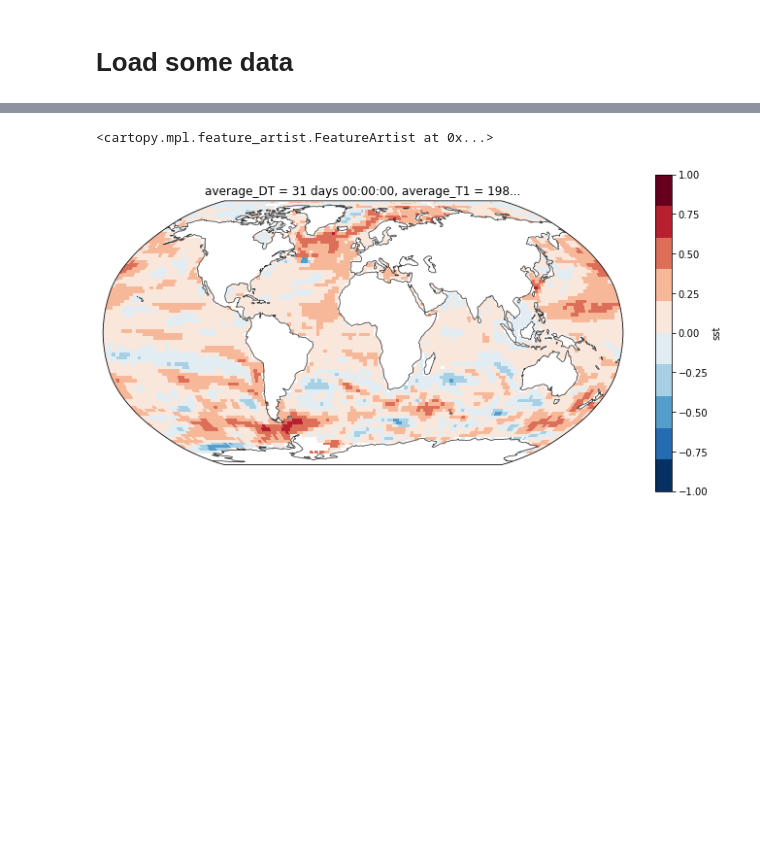
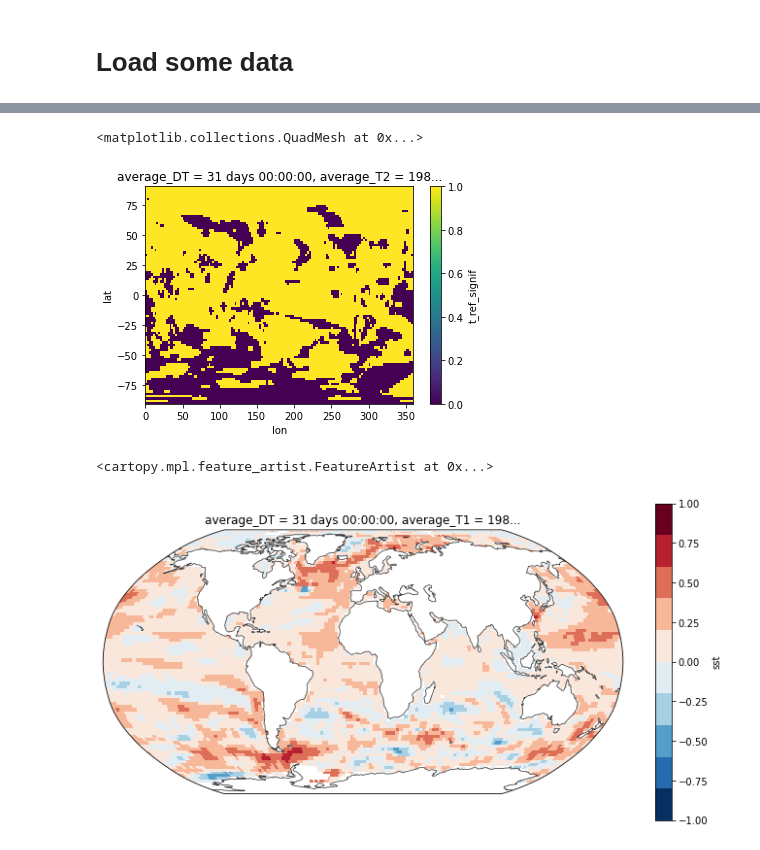
Before and after one commit to dougiesquire/CAFE-f6_documentation, a Jupyter notebook: notebooks/exploratory/verify.ipynb, the cells around one changed output, grey strips where cells are left out. Drawn from its saved outputs; the diff is of its cells as text; code cells hidden in the pictures; blank space fills up the shorter version.

```diff
--- a/notebooks/exploratory/verify.ipynb
+++ b/notebooks/exploratory/verify.ipynb
@@ -218,3 +426,8 @@ can_ri = calculate_metric(
+# %%
+a["t_ref_signif"].isel(lead=0).plot()
+# %% [output]
+<matplotlib.collections.QuadMesh at 0x...>
+[figure, added]
 # %%
 import matplotlib.cm as cm
 
```
Also changed, not shown: parts of 46 cells of this notebook, 1 other file.
